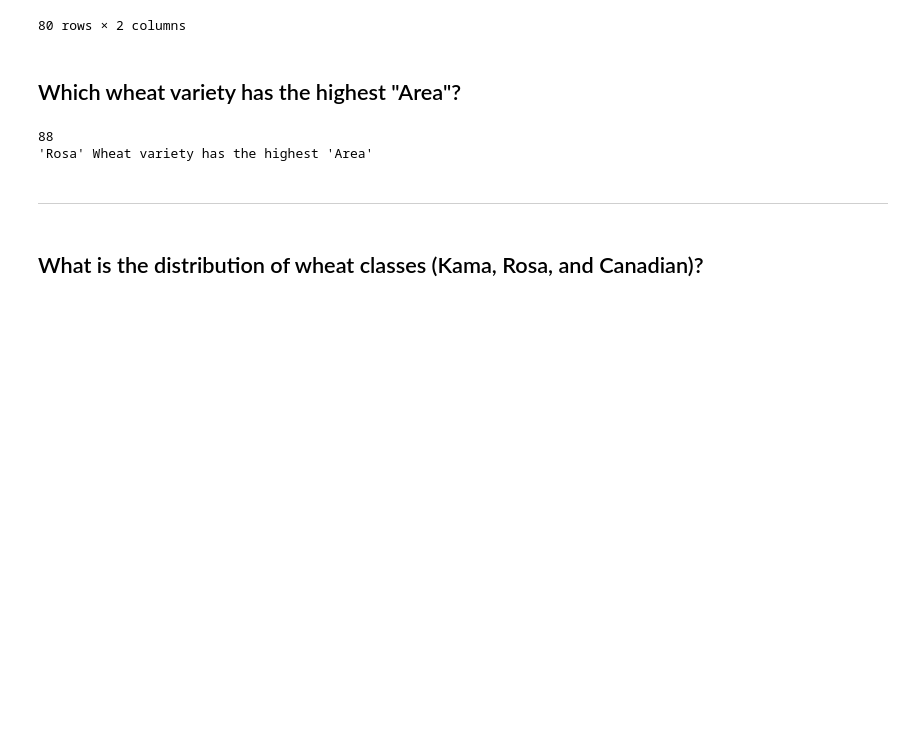
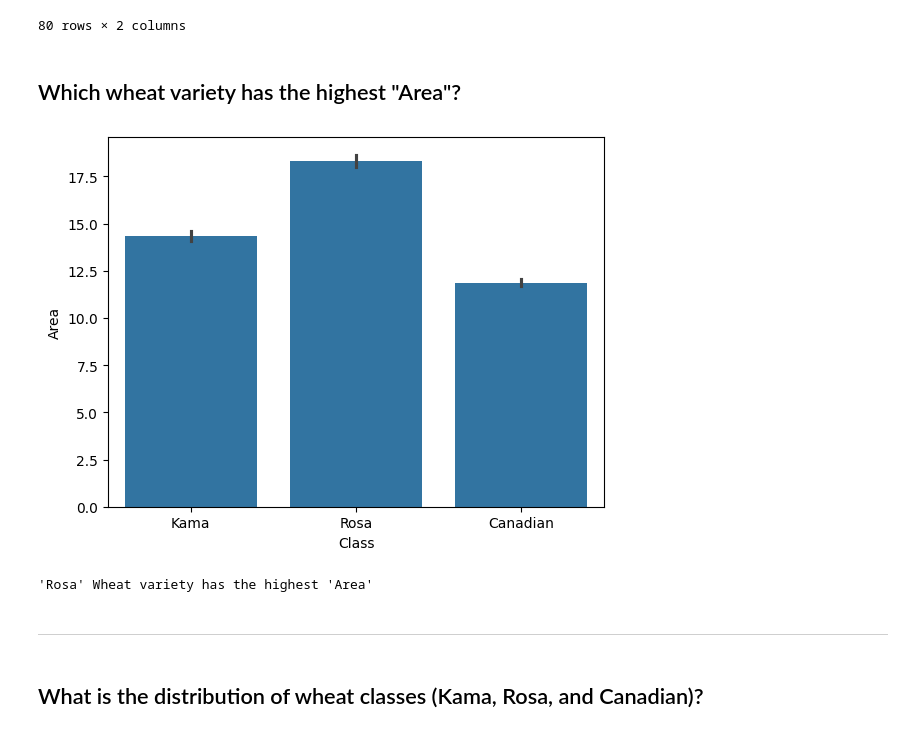
Before and after one commit to Akbarhusain12/Data-Science, a Jupyter notebook: Seed_Analysis.ipynb, the cells around one changed output. Cells and saved outputs as stored; diff of their text form; code cells hidden in the pictures; blank space fills up the shorter version.

```diff
--- a/Seed_Analysis.ipynb
+++ b/Seed_Analysis.ipynb
@@ -49,11 +49,14 @@ df[['Area','Class']].head(80)
 ## Which wheat variety has the highest "Area"?
 # %%
 max_index = df['Area'].idxmax()
-print(max_index)
+# print(max_index)
 highest_variety = df.loc[max_index, 'Class']
+sns.barplot(data=df, x='Class', y='Area')
+plt.show()
+
 print(f"'{highest_variety}' Wheat variety has the highest 'Area'")
 # %% [output]
+[figure, added]
-88
 'Rosa' Wheat variety has the highest 'Area'
 # %% [markdown]
 ---
```
